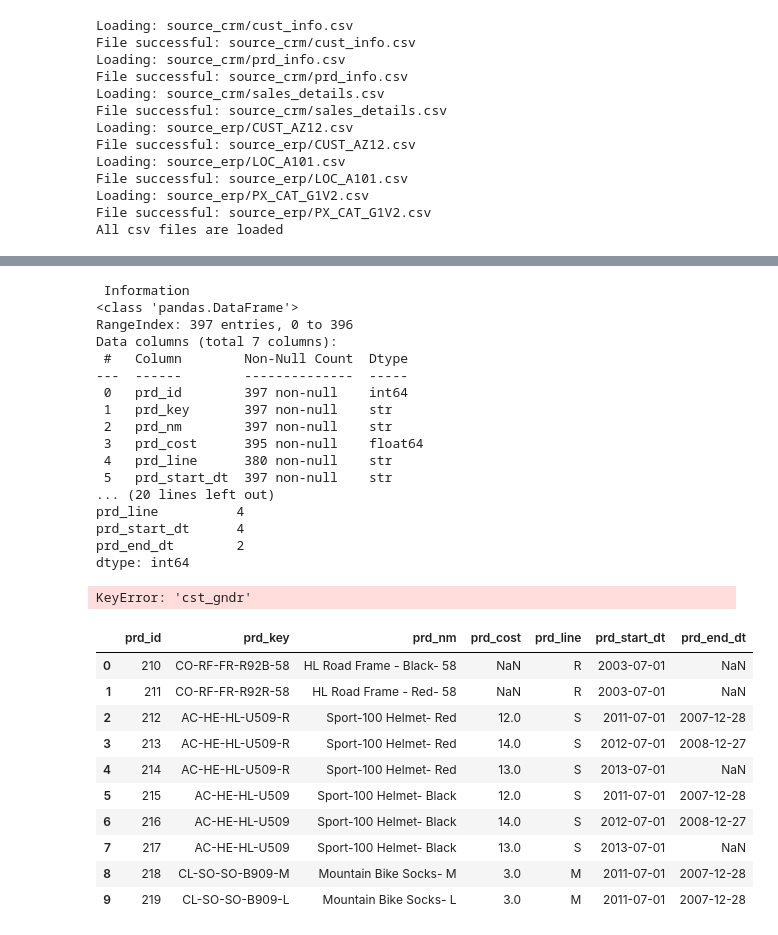
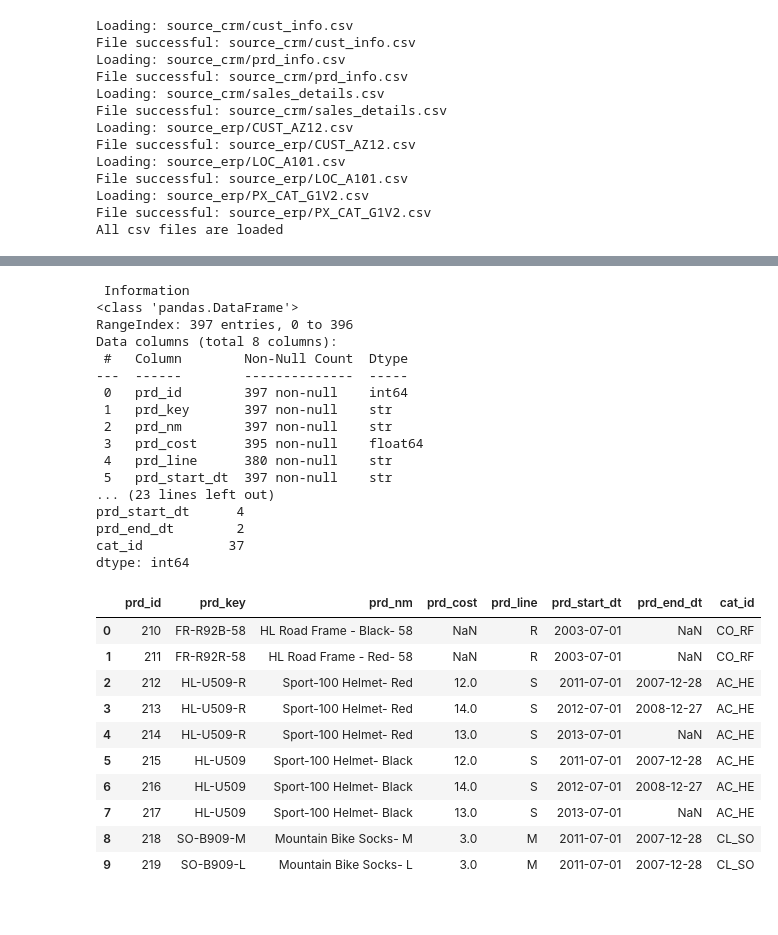
Before and after one commit to yezaw-zafki/Python-Portfolios, a Jupyter notebook: ETL.ipynb, the cells around one changed output, grey strips where cells are left out. Saved outputs shown, nothing was run; the diff lists cells and outputs as text; code cells hidden in the pictures.

```diff
--- a/ETL.ipynb
+++ b/ETL.ipynb
@@ -158,6 +249,2 @@ df_customer = clean_customer_data(crm_cust_info)
 # %%
-# crm_prd_info transformation
-df= crm_prd_info
-# drop unnecessary
-df=df.drop_duplicates()
-df=df.dropna(subset=["prd_id","prd_key"])
+df_product = clean_product_data(crm_prd_info)
@@ -164,16 +270,22 @@ df=df.dropna(subset=["prd_id","prd_key"])
 # %%
-# check data
-print("\n Information")
-print(df.info())
-print("\n Number of NULL data")
-print(df.isnull().sum())
-print("\n Number of unique data")
-print(df.nunique())
+# Display product data statistics
+print("\n" + "=" * 50)
+print("PRODUCT DATA - Information Summary")
+print("=" * 50)
+print(df_product.info())
+print("\n" + "-" * 50)
+print("NULL Values Count")
+print("-" * 50)
+print(df_product.isnull().sum())
+print("\n" + "-" * 50)
+print("Unique Values Count")
+print("-" * 50)
+print(df_product.nunique())
 # %% [output]
  Information
 <class 'pandas.DataFrame'>
 RangeIndex: 397 entries, 0 to 396
-Data columns (total 7 columns):
+Data columns (total 8 columns):
  #   Column        Non-Null Count  Dtype
 ---  ------        --------------  -----
  0   prd_id        397 non-null    int64
@@ -182,28 +294,25 @@ Data columns (total 7 columns):
  3   prd_cost      395 non-null    float64
  4   prd_line      380 non-null    str
  5   prd_start_dt  397 non-null    str
-... (20 lines left out)
-prd_line          4
+... (23 lines left out)
 prd_start_dt      4
 prd_end_dt        2
+cat_id           37
 dtype: int64
-# %%
-# check is null
-df[df["cst_gndr"].isna()]
-# %% [output]
-KeyError: 'cst_gndr'
 # %%
-df.head(10)
+# Display first 10 rows of product data
+print("First 10 rows of product data:")
+df_product.head(10)
 # %% [output]
-|  | prd_id | prd_key | prd_nm | prd_cost | prd_line | prd_start_dt | prd_end_dt |
-| 0 | 210 | CO-RF-FR-R92B-58 | HL Road Frame - Black- 58 | NaN | R | 2003-07-01 | NaN |
-| 1 | 211 | CO-RF-FR-R92R-58 | HL Road Frame - Red- 58 | NaN | R | 2003-07-01 | NaN |
-| 2 | 212 | AC-HE-HL-U509-R | Sport-100 Helmet- Red | 12.0 | S | 2011-07-01 | 2007-12-28 |
-| 3 | 213 | AC-HE-HL-U509-R | Sport-100 Helmet- Red | 14.0 | S | 2012-07-01 | 2008-12-27 |
-| 4 | 214 | AC-HE-HL-U509-R | Sport-100 Helmet- Red | 13.0 | S | 2013-07-01 | NaN |
-| 5 | 215 | AC-HE-HL-U509 | Sport-100 Helmet- Black | 12.0 | S | 2011-07-01 | 2007-12-28 |
-| 6 | 216 | AC-HE-HL-U509 | Sport-100 Helmet- Black | 14.0 | S | 2012-07-01 | 2008-12-27 |
-| 7 | 217 | AC-HE-HL-U509 | Sport-100 Helmet- Black | 13.0 | S | 2013-07-01 | NaN |
-| 8 | 218 | CL-SO-SO-B909-M | Mountain Bike Socks- M | 3.0 | M | 2011-07-01 | 2007-12-28 |
-| 9 | 219 | CL-SO-SO-B909-L | Mountain Bike Socks- L | 3.0 | M | 2011-07-01 | 2007-12-28 |
+|  | prd_id | prd_key | prd_nm | prd_cost | prd_line | prd_start_dt | prd_end_dt | cat_id |
+| 0 | 210 | FR-R92B-58 | HL Road Frame - Black- 58 | NaN | R | 2003-07-01 | NaN | CO_RF |
+| 1 | 211 | FR-R92R-58 | HL Road Frame - Red- 58 | NaN | R | 2003-07-01 | NaN | CO_RF |
+| 2 | 212 | HL-U509-R | Sport-100 Helmet- Red | 12.0 | S | 2011-07-01 | 2007-12-28 | AC_HE |
+| 3 | 213 | HL-U509-R | Sport-100 Helmet- Red | 14.0 | S | 2012-07-01 | 2008-12-27 | AC_HE |
+| 4 | 214 | HL-U509-R | Sport-100 Helmet- Red | 13.0 | S | 2013-07-01 | NaN | AC_HE |
+| 5 | 215 | HL-U509 | Sport-100 Helmet- Black | 12.0 | S | 2011-07-01 | 2007-12-28 | AC_HE |
+| 6 | 216 | HL-U509 | Sport-100 Helmet- Black | 14.0 | S | 2012-07-01 | 2008-12-27 | AC_HE |
+| 7 | 217 | HL-U509 | Sport-100 Helmet- Black | 13.0 | S | 2013-07-01 | NaN | AC_HE |
+| 8 | 218 | SO-B909-M | Mountain Bike Socks- M | 3.0 | M | 2011-07-01 | 2007-12-28 | CL_SO |
+| 9 | 219 | SO-B909-L | Mountain Bike Socks- L | 3.0 | M | 2011-07-01 | 2007-12-28 | CL_SO |
 # %%
```
Also changed, not shown: parts of 11 cells of this notebook.
